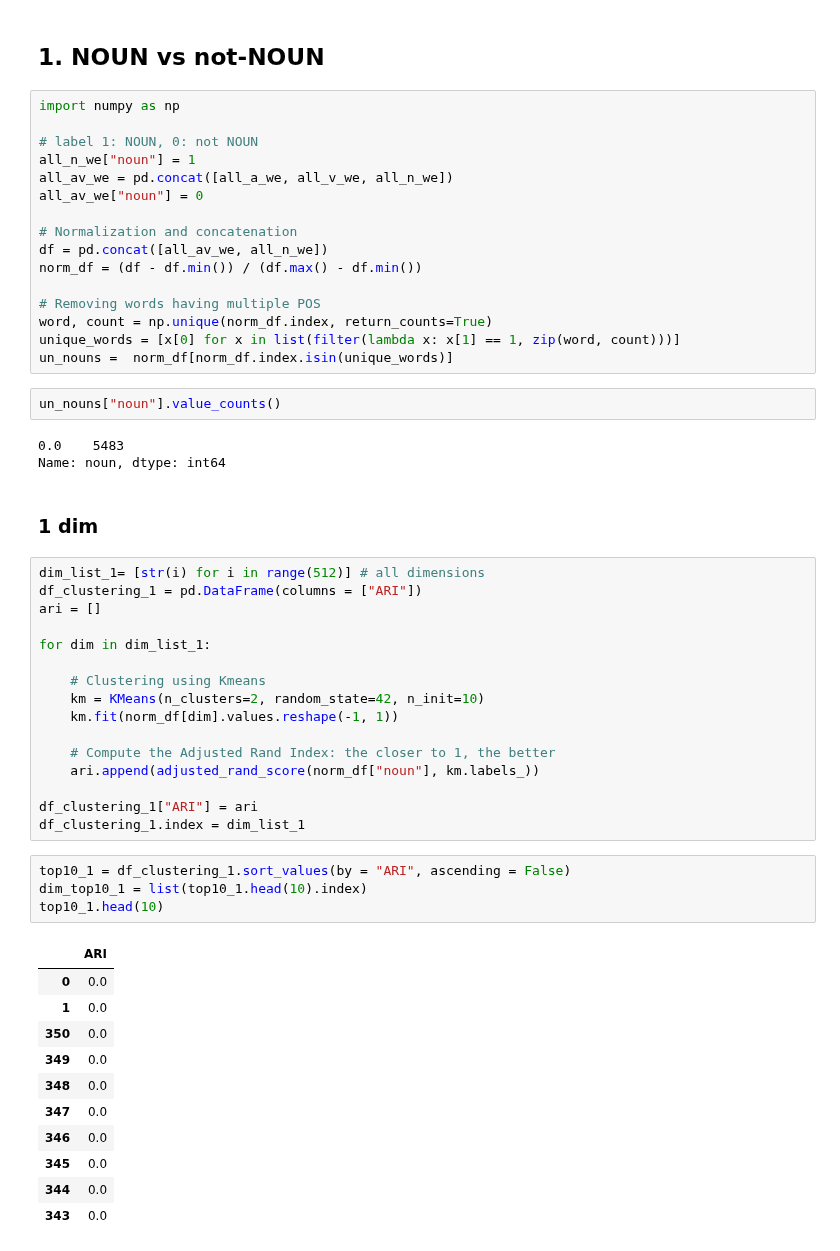
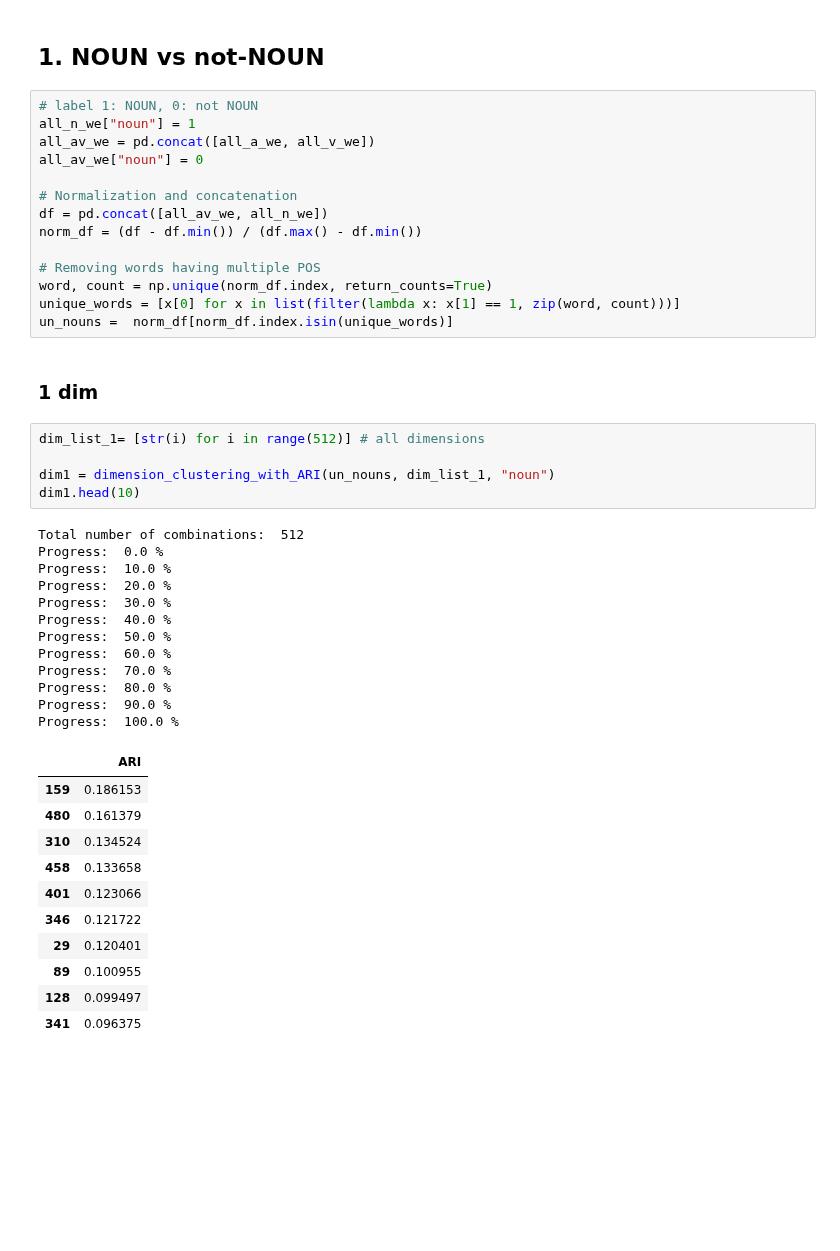
Before and after one commit to ClementineBleuze/WordEmbeddings, a Jupyter notebook: Notebooks_dim_clustering/pos_clustering.ipynb, the cells around one changed output. Cells and saved outputs as stored; diff of their text form; blank space fills up the shorter version.

```diff
--- a/Notebooks_dim_clustering/pos_clustering.ipynb
+++ b/Notebooks_dim_clustering/pos_clustering.ipynb
@@ -15,11 +19,9 @@ from sklearn.metrics import adjusted_rand_score
 # %% [markdown]
 ## 1. NOUN vs not-NOUN
 # %%
-import numpy as np
-
 # label 1: NOUN, 0: not NOUN
 all_n_we["noun"] = 1
-all_av_we = pd.concat([all_a_we, all_v_we, all_n_we])
+all_av_we = pd.concat([all_a_we, all_v_we])
 all_av_we["noun"] = 0
 
 # Normalization and concatenation
@@ -30,42 +32,34 @@ norm_df = (df - df.min()) / (df.max() - df.min())
 word, count = np.unique(norm_df.index, return_counts=True)
 unique_words = [x[0] for x in list(filter(lambda x: x[1] == 1, zip(word, count)))]
 un_nouns =  norm_df[norm_df.index.isin(unique_words)]
-# %%
-un_nouns["noun"].value_counts()
-# %% [output]
-0.0    5483
-Name: noun, dtype: int64
 # %% [markdown]
 ### 1 dim
-# %%
-dim_list_1= [str(i) for i in range(512)] # all dimensions
-df_clustering_1 = pd.DataFrame(columns = ["ARI"])
-ari = []
-
-for dim in dim_list_1:
-
-    # Clustering using Kmeans
-    km = KMeans(n_clusters=2, random_state=42, n_init=10)
-    km.fit(norm_df[dim].values.reshape(-1, 1))
-
-    # Compute the Adjusted Rand Index: the closer to 1, the better
-    ari.append(adjusted_rand_score(norm_df["noun"], km.labels_))
-
-df_clustering_1["ARI"] = ari
-df_clustering_1.index = dim_list_1
-# %%
-top10_1 = df_clustering_1.sort_values(by = "ARI", ascending = False)
-dim_top10_1 = list(top10_1.head(10).index)
-top10_1.head(10)
-# %% [output]
-|  | ARI |
-| 0 | 0.0 |
-| 1 | 0.0 |
-| 350 | 0.0 |
-| 349 | 0.0 |
-| 348 | 0.0 |
-| 347 | 0.0 |
-| 346 | 0.0 |
-| 345 | 0.0 |
-| 344 | 0.0 |
-| 343 | 0.0 |
+# %%
+dim_list_1= [str(i) for i in range(512)] # all dimensions
+
+dim1 = dimension_clustering_with_ARI(un_nouns, dim_list_1, "noun")
+dim1.head(10)
+# %% [output]
+Total number of combinations:  512
+Progress:  0.0 %
+Progress:  10.0 %
+Progress:  20.0 %
+Progress:  30.0 %
+Progress:  40.0 %
+Progress:  50.0 %
+Progress:  60.0 %
+Progress:  70.0 %
+Progress:  80.0 %
+Progress:  90.0 %
+Progress:  100.0 %
+|  | ARI |
+| 159 | 0.186153 |
+| 480 | 0.161379 |
+| 310 | 0.134524 |
+| 458 | 0.133658 |
+| 401 | 0.123066 |
+| 346 | 0.121722 |
+| 29 | 0.120401 |
+| 89 | 0.100955 |
+| 128 | 0.099497 |
+| 341 | 0.096375 |
```
Also changed, not shown: parts of 13 cells of this notebook, 2 other files.
